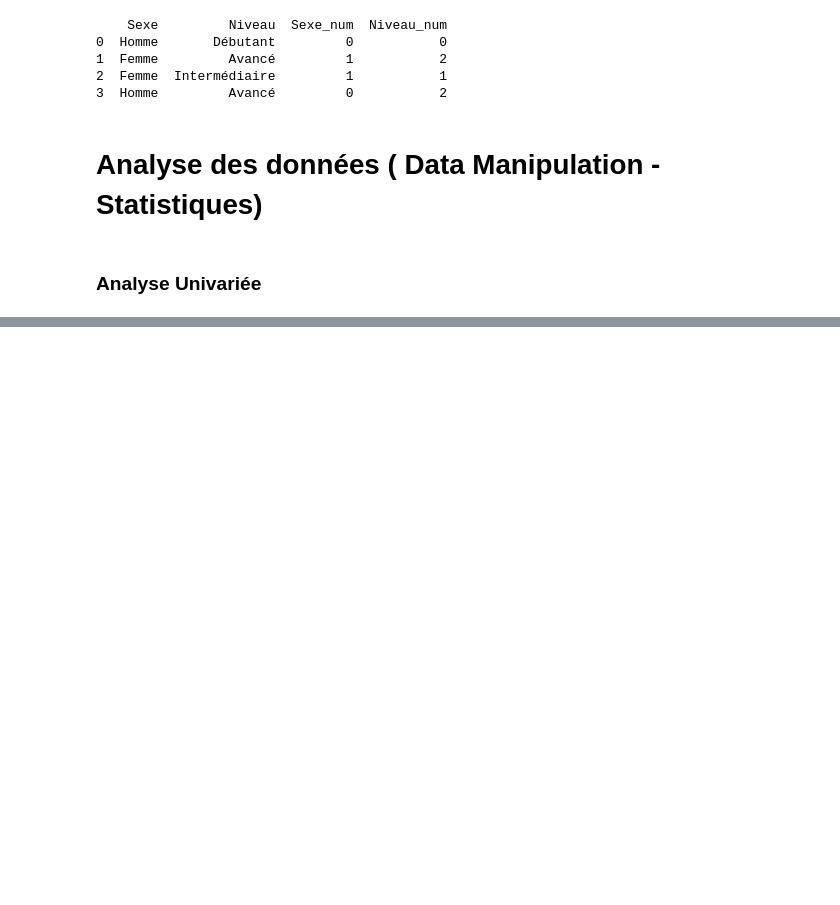
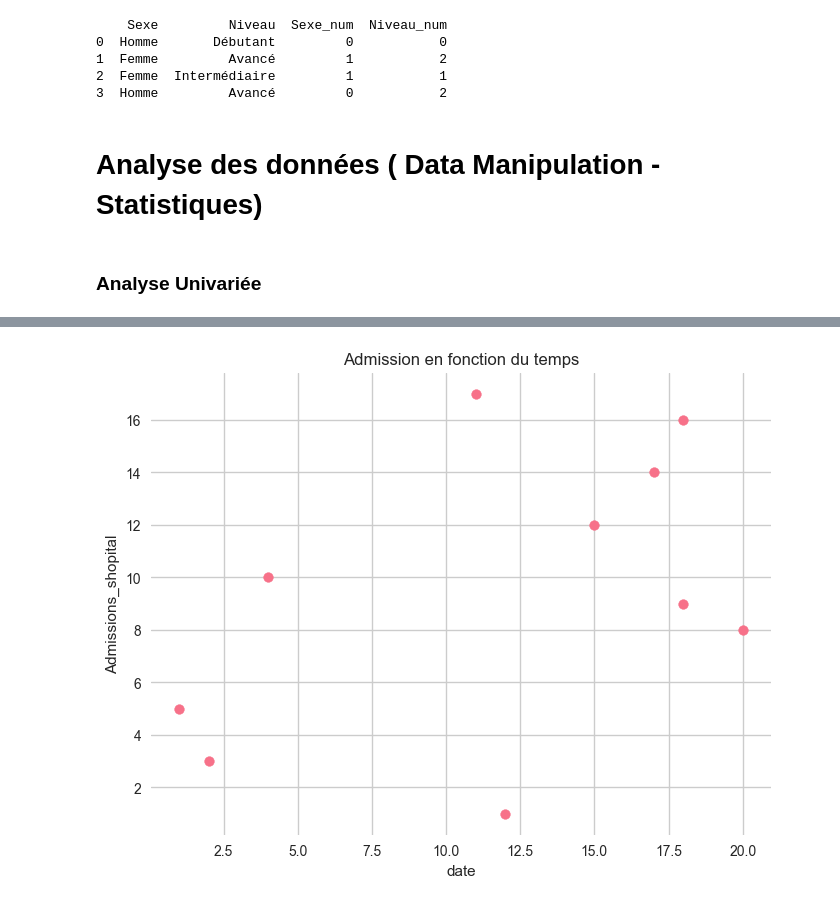
Before and after one commit to Hammilidi/ML_AI_Engineering, a Jupyter notebook: Semaine_2_Machine_Learning/Python_Pour_Data_Science.ipynb, the cells around one changed output, grey strips where cells are left out. Cells and saved outputs as stored; diff of their text form; code cells hidden in the pictures; blank space fills up the shorter version.

```diff
--- a/Semaine_2_Machine_Learning/Python_Pour_Data_Science.ipynb
+++ b/Semaine_2_Machine_Learning/Python_Pour_Data_Science.ipynb
@@ -559,0 +1210,12 @@ print(df)
+# %%
+X = [2, 12, 4, 1, 20, 11, 18, 15, 17, 18]
+Y = [3, 1, 10, 5, 8, 17, 9, 12, 14, 16 ]
+
+plt.figure(figsize=(8, 6))
+plt.scatter(X, Y)
+plt.title("Admission en fonction du temps")
+plt.xlabel("date")
+plt.ylabel("Admissions_shopital")
+plt.show()
+# %% [output]
+[figure, added]
```
Also changed, not shown: parts of 64 cells of this notebook, 2 other files.
